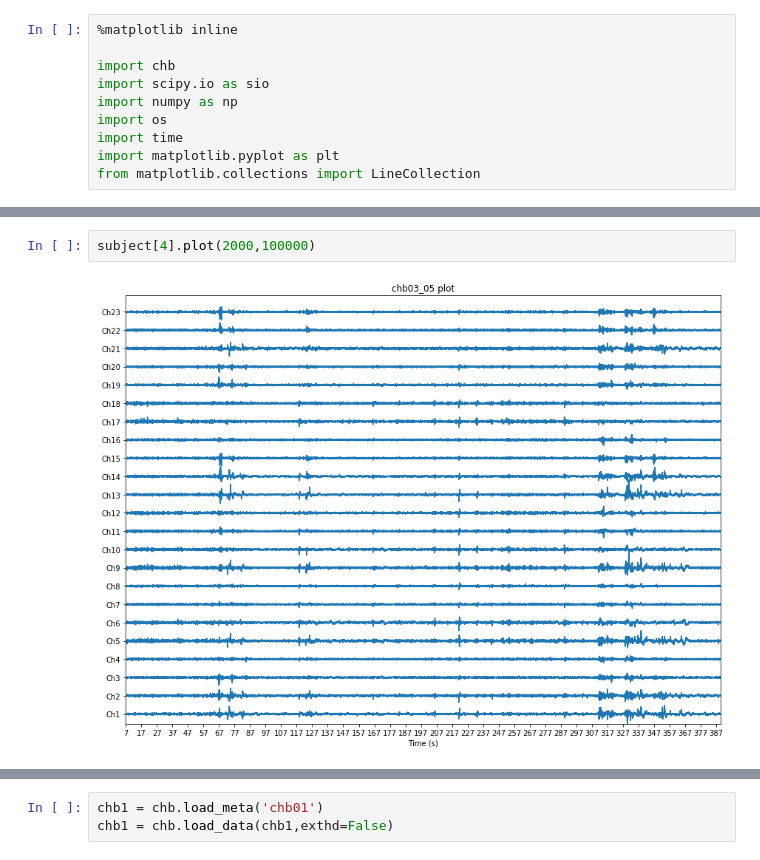
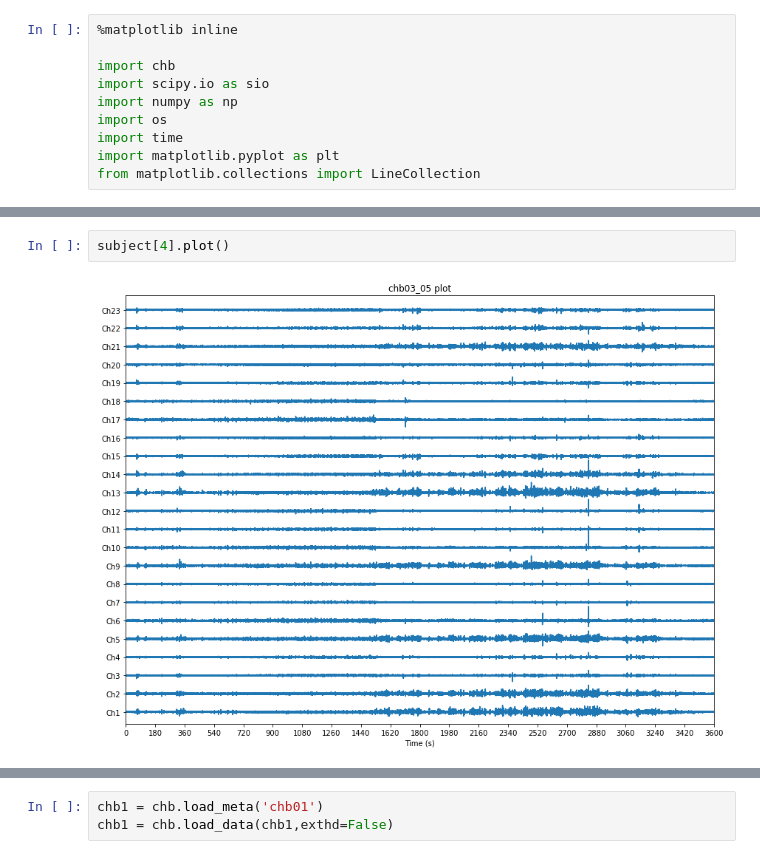
Before and after one commit to acellon/thesis, a Jupyter notebook: testdev.ipynb, the cells around one changed output, grey strips where cells are left out. Drawn from its saved outputs; the diff is of its cells as text.

Commit message:
CHB: switched all seizure, plot indexing to seconds (not samples)

```diff
--- a/testdev.ipynb
+++ b/testdev.ipynb
@@ -18,4 +18,4 @@ Done: 62.243195 seconds elapsed.
 # %%
-subject[4].plot(2000,100000)
+subject[4].plot()
 # %% [output]
-[figure, old version]
+[figure, new version]
```
Also changed, not shown: parts of 3 cells of this notebook, 1 other file.
